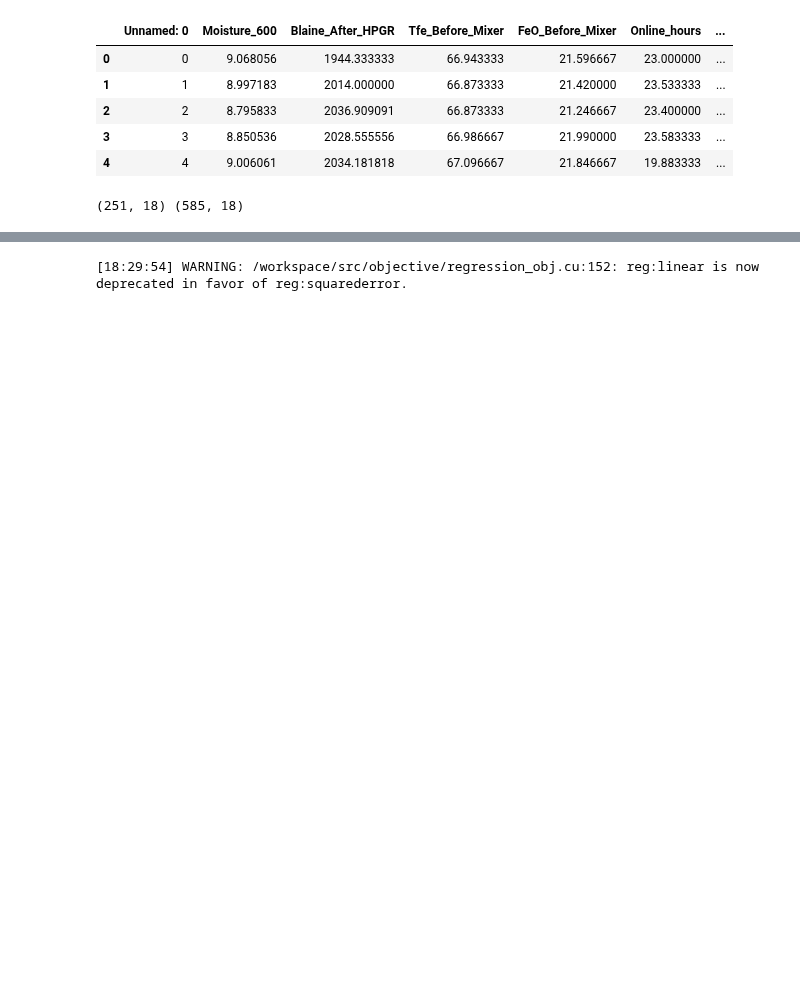
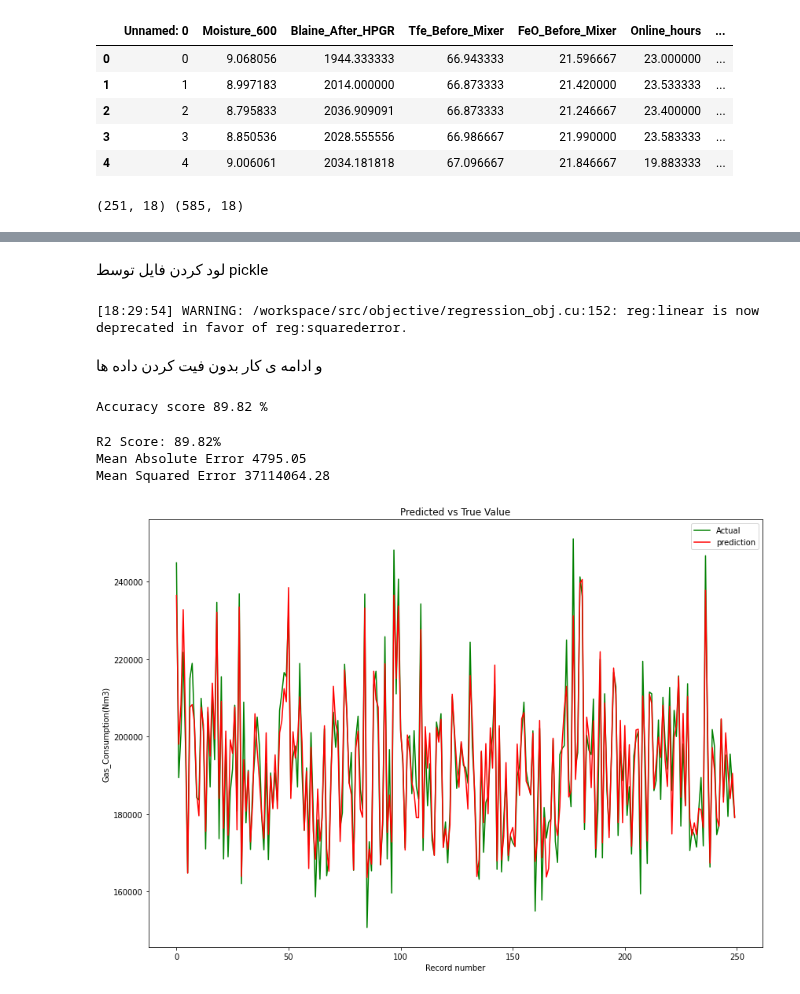
Before and after one commit to heidaralavi/Gas-Prj, a Jupyter notebook: loading_fit_data.ipynb, the cells around one changed output, grey strips where cells are left out. Drawn from its saved outputs; the diff is of its cells as text; code cells hidden in the pictures; blank space fills up the shorter version.

```diff
--- a/loading_fit_data.ipynb
+++ b/loading_fit_data.ipynb
@@ -43,8 +50,36 @@ drive = GoogleDrive(gauth)
 fileDownloaded = drive.CreateFile({'id':'1EmGsZzv28VBjeeLztuLM-nDN6-u3uqkj'})
 # %%
 fileDownloaded.GetContentFile('finalized_model.sav')
+# %% [markdown]
+لود کردن فایل توسط pickle
 # %%
 with open('finalized_model.sav', 'rb') as f:
     model = pickle.load(f)
 # %% [output]
 [18:29:54] WARNING: /workspace/src/objective/regression_obj.cu:152: reg:linear is now deprecated in favor of reg:squarederror.
+# %% [markdown]
+و ادامه ی کار بدون فیت کردن داده ها
+# %%
+print("Accuracy score {:.2f} %\n".format(model.score(X_test,y_test)*100))
+# %% [output]
+Accuracy score 89.82 %
+# %%
+y_pred = model.predict(X_test)
+print("R2 Score: {:.2f}%".format(r2_score(y_test,y_pred)*100))
+print("Mean Absolute Error {:.2f}".format(mean_absolute_error(y_test,y_pred)))
+print("Mean Squared Error {:.2f}".format(mean_squared_error(y_test,y_pred)))
+# %% [output]
+R2 Score: 89.82%
+Mean Absolute Error 4795.05
+Mean Squared Error 37114064.28
+# %%
+plt.figure(figsize=(14,10))
+plt.plot(range(250),y_test[0:250], color = "green")
+plt.plot(range(250),model.predict(X_test[0:250]), color = "red")
+plt.legend(["Actual","prediction"])
+plt.title("Predicted vs True Value")
+plt.xlabel("Record number")
+plt.ylabel(col[-1])
+plt.show()
+# %% [output]
+[figure, added]
```
Also changed, not shown: parts of 3 cells of this notebook.
